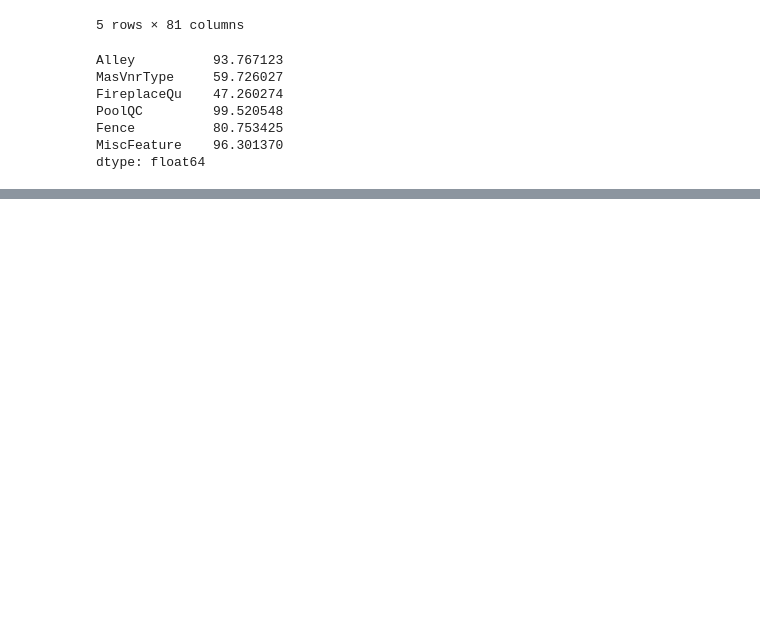
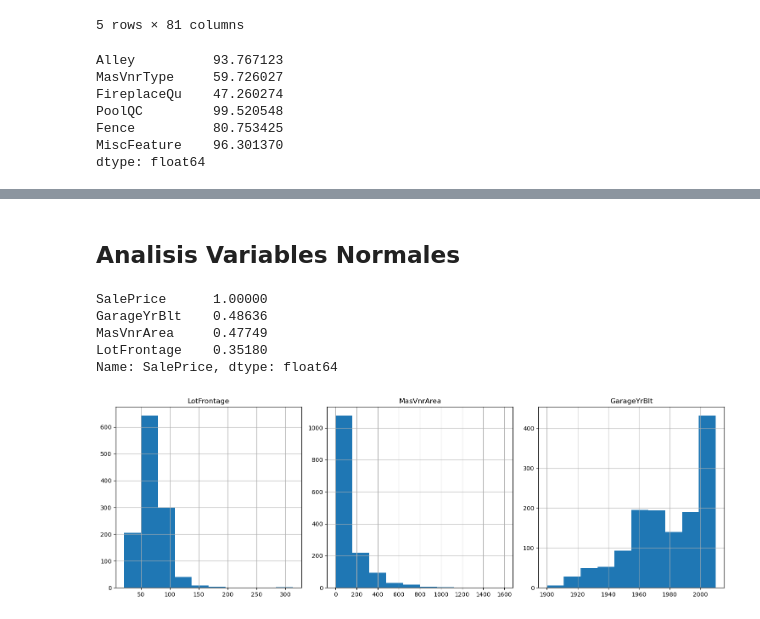
Before and after one commit to Yosesotomayor/retoCasas_v2, a Jupyter notebook: Reto_housing.ipynb, the cells around one changed output, grey strips where cells are left out. Drawn from its saved outputs; the diff is of its cells as text; code cells hidden in the pictures; blank space fills up the shorter version.

Commit message:
Analisis Yose 20-ago 6pm

```diff
--- a/Reto_housing.ipynb
+++ b/Reto_housing.ipynb
@@ -85,0 +149,3 @@ No duplicated values
+# %%
+df_train_2 = df_train.drop(porch_cols[1:], axis=1)
+df_train_2
@@ -85,0 +166,3 @@ No duplicated values
+# %%
+df_train_2_numerics = df_train_2.select_dtypes(include=np.number)
+df_train_2_numerics.corr()['SalePrice'].sort_values(ascending=False).apply(lambda x: round(x, 5))
@@ -85,0 +187,20 @@ No duplicated values
+# %% [markdown]
+## Analisis Variables Normales
+# %%
+vanilla_normal_cols = []
+for col in df_train_2_numerics.columns:
+    if shapiro_wilk_test(df_train_2_numerics[col], print_results = False):
+        vanilla_normal_cols.append(col)
+# %%
+df_train_vanilla_normals = df_train_2_numerics[vanilla_normal_cols + ["SalePrice"]]
+df_train_vanilla_normals.corr()['SalePrice'].sort_values(ascending=False).apply(lambda x: round(x, 5))
+# %% [output]
+SalePrice      1.00000
+GarageYrBlt    0.48636
+MasVnrArea     0.47749
+LotFrontage    0.35180
+Name: SalePrice, dtype: float64
+# %%
+plot_hist_per_columns(df_train_vanilla_normals, vanilla_normal_cols)
+# %% [output]
+[figure, added]
```
Also changed, not shown: parts of 16 cells of this notebook.
